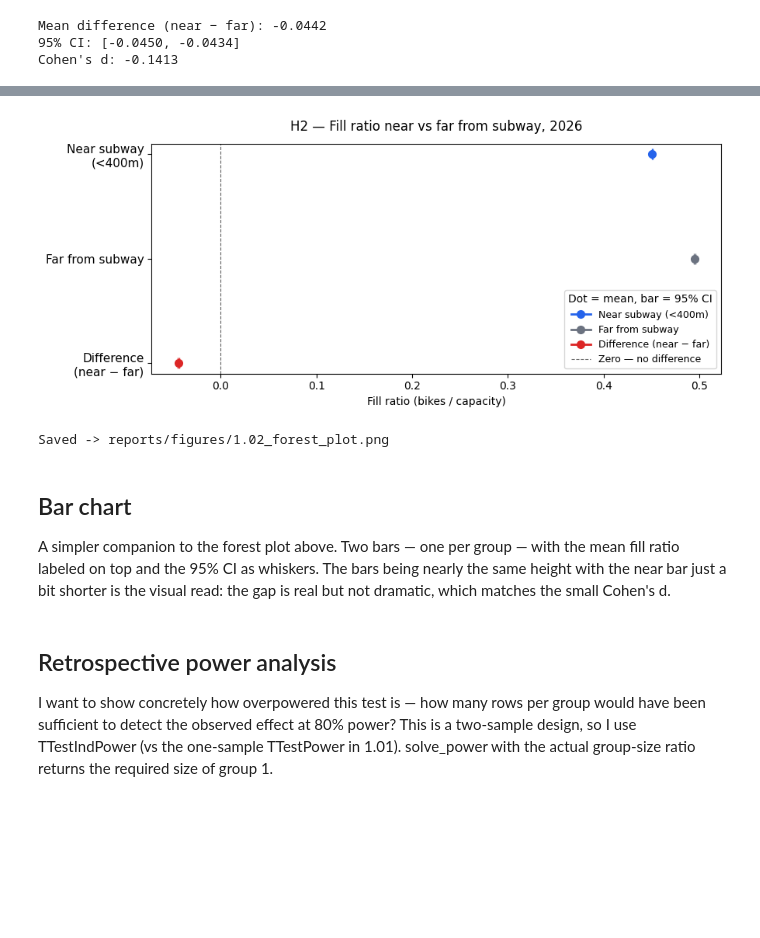
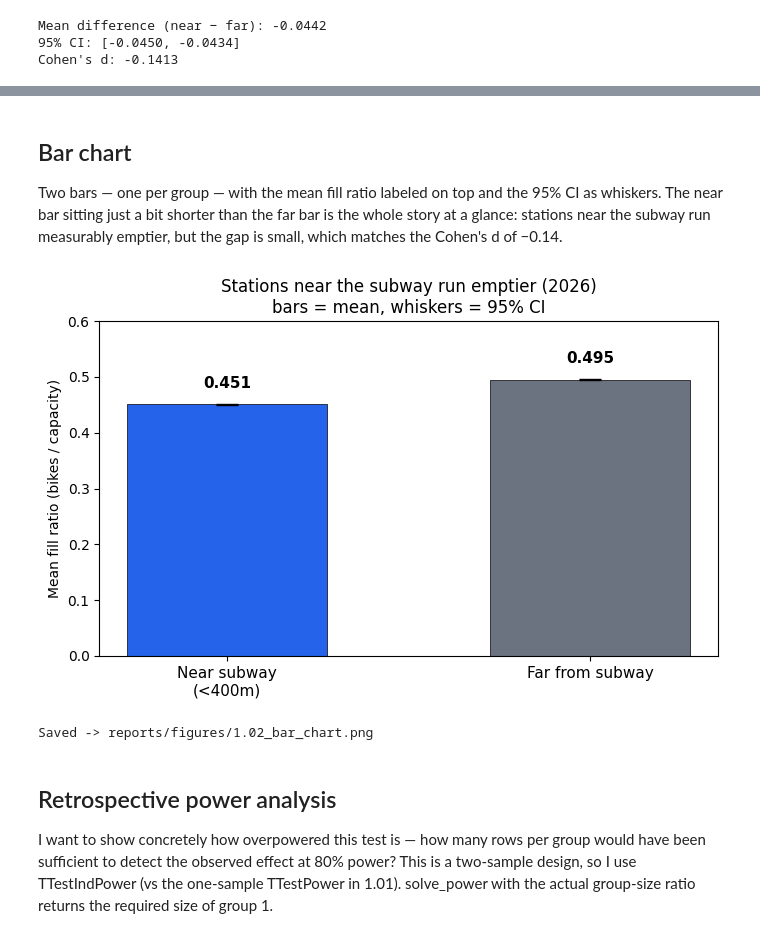
Before and after one commit to cprenz/citibike_availability_predictions, a Jupyter notebook: notebooks/1.02-hypothesis-subway-proximity.ipynb, the cells around one changed output, grey strips where cells are left out. Saved outputs shown, nothing was run; the diff lists cells and outputs as text; code cells hidden in the pictures; blank space fills up the shorter version.

Commit message:
update hypothesis 1.02: bar chart replaces forest plot

```diff
--- a/notebooks/1.02-hypothesis-subway-proximity.ipynb
+++ b/notebooks/1.02-hypothesis-subway-proximity.ipynb
@@ -188,54 +165,36 @@ Cohen's d: -0.1413
-# %%
-fig, ax = plt.subplots(figsize=(9, 4))
-
-rows = [
-    ("Near subway\n(<400m)", mean_near, near_ci[0], near_ci[1]),
-    ("Far from subway",      mean_far,  far_ci[0],  far_ci[1]),
-    ("Difference\n(near − far)", mean_diff, ci_low, ci_high),
-]
-y_pos  = [2, 1, 0]
-colors = ["#2563EB", "#6B7280", "#DC2626"]
-
-for (label, mean, lo, hi), y, color in zip(rows, y_pos, colors):
-    ax.errorbar(mean, y,
-                xerr=[[mean - lo], [hi - mean]],
-                fmt="o", color=color, capsize=5, markersize=7, linewidth=2)
-
-ax.axvline(0, color="black", linewidth=0.8, linestyle="--", alpha=0.6)
-ax.set_yticks(y_pos)
-ax.set_yticklabels([r[0] for r in rows], fontsize=11)
-ax.set_xlabel("Fill ratio (bikes / capacity)", fontsize=10)
-ax.set_title(
-    "H2 — Fill ratio near vs far from subway, 2026",
-    fontsize=12, pad=12,
-)
-
-# Legend spells out what each colour is (each dot is a mean ± 95% CI) plus the
-# dashed zero line, so the chart reads on its own without the y-axis labels.
-legend_handles = [
-    Line2D([0], [0], marker="o", color="#2563EB", linestyle="-",
-           markersize=7, linewidth=2, label="Near subway (<400m)"),
-    Line2D([0], [0], marker="o", color="#6B7280", linestyle="-",
-           markersize=7, linewidth=2, label="Far from subway"),
-    Line2D([0], [0], marker="o", color="#DC2626", linestyle="-",
-           markersize=7, linewidth=2, label="Difference (near − far)"),
-    Line2D([0], [0], color="black", linestyle="--", linewidth=0.8,
-           alpha=0.6, label="Zero — no difference"),
-]
-ax.legend(handles=legend_handles, loc="lower right", fontsize=9, frameon=True,
-          title="Dot = mean, bar = 95% CI")
-
-plt.tight_layout()
-plt.savefig(FIGURES_DIR / "1.02_forest_plot.png", dpi=150, bbox_inches="tight")
-plt.show()
-print("Saved -> reports/figures/1.02_forest_plot.png")
-# %% [output]
-[figure, removed]
-Saved -> reports/figures/1.02_forest_plot.png
 # %% [markdown]
-## Bar chart
+ ## Bar chart
 
-A simpler companion to the forest plot above. Two bars — one per group — with the mean fill ratio labeled on top and the 95% CI as whiskers. The bars being nearly the same height with the near bar just a bit shorter is the visual read: the gap is real but not dramatic, which matches the small Cohen's d.
+ Two bars — one per group — with the mean fill ratio labeled on top and the 95% CI
+ as whiskers. The near bar sitting just a bit shorter than the far bar is the whole
+ story at a glance: stations near the subway run measurably emptier, but the gap is
+ small, which matches the Cohen's d of −0.14.
+# %%
+fig, ax = plt.subplots(figsize=(7, 4.5))
+
+errors = [1.96 * s_near / np.sqrt(n_near), 1.96 * s_far / np.sqrt(n_far)]
+
+ax.bar([0, 1], [mean_near, mean_far], yerr=errors, capsize=8,
+       color=["#2563EB", "#6B7280"], width=0.55, edgecolor="black", linewidth=0.5)
+
+for x, m in zip([0, 1], [mean_near, mean_far]):
+    ax.text(x, m + 0.03, f"{m:.3f}", ha="center", fontsize=11, fontweight="bold")
+
+ax.set_xticks([0, 1])
+ax.set_xticklabels(["Near subway\n(<400m)", "Far from subway"], fontsize=11)
+ax.set_ylabel("Mean fill ratio (bikes / capacity)", fontsize=10)
+ax.set_ylim(0, 0.6)
+ax.set_title(
+    "Stations near the subway run emptier (2026)\nbars = mean, whiskers = 95% CI",
+    fontsize=12,
+)
+plt.tight_layout()
+plt.savefig(FIGURES_DIR / "1.02_bar_chart.png", dpi=150, bbox_inches="tight")
+plt.show()
+print("Saved -> reports/figures/1.02_bar_chart.png")
+# %% [output]
+[figure, added]
+Saved -> reports/figures/1.02_bar_chart.png
 # %% [markdown]
  ## Retrospective power analysis
 
```
Also changed, not shown: parts of 5 cells of this notebook.
